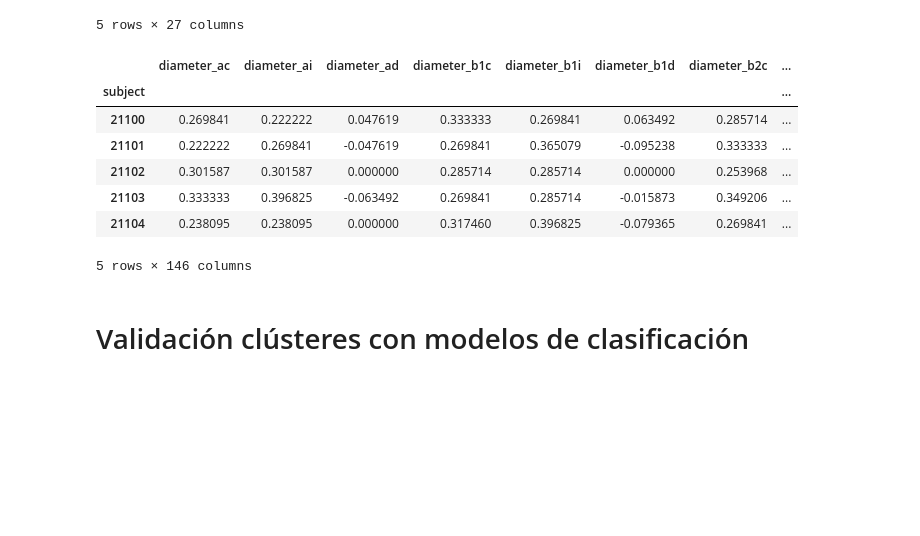
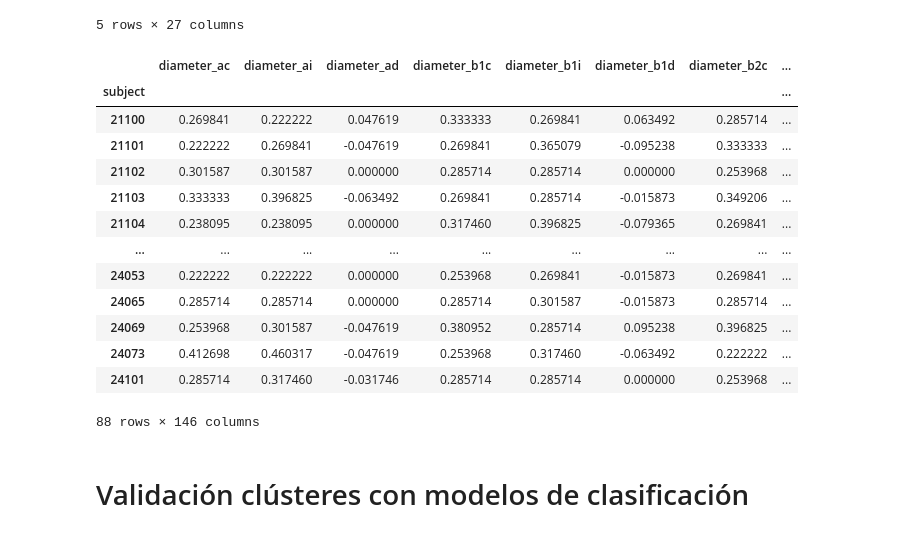
Before and after one commit to jhquiza/EEG_IAT, a Jupyter notebook: Modelos clustering.ipynb, the cells around one changed output. Drawn from its saved outputs; the diff is of its cells as text; code cells hidden in the pictures; blank space fills up the shorter version.

```diff
--- a/Modelos clustering.ipynb
+++ b/Modelos clustering.ipynb
@@ -247,23 +247,29 @@ df_todos.to_csv('métricas clustering sin edad.csv', index_label='number of clus
 # %%
 # parece que los mejores modelos son KMeans y GMM con 2 clústeres sin escalizar
 n=2
 data_clusters = data_all.copy()
 kmeans = KMeans(n, random_state=72).fit(data_all_cod)
 labels_k = kmeans.labels_
 data_clusters['labels kmeans'] = labels_k
 gauss = GaussianMixture(n, random_state=72).fit(data_all_cod)
 labels_g = gauss.predict(data_all_cod)
 data_clusters['labels gmm'] = labels_g
-data_clusters.head()
+data_clusters
 # %% [output]
 |  | diameter_ac | diameter_ai | diameter_ad | diameter_b1c | diameter_b1i | diameter_b1d | diameter_b2c | ... |
 | subject |  |  |  |  |  |  |  | ... |
 | 21100 | 0.269841 | 0.222222 | 0.047619 | 0.333333 | 0.269841 | 0.063492 | 0.285714 | ... |
 | 21101 | 0.222222 | 0.269841 | -0.047619 | 0.269841 | 0.365079 | -0.095238 | 0.333333 | ... |
 | 21102 | 0.301587 | 0.301587 | 0.000000 | 0.285714 | 0.285714 | 0.000000 | 0.253968 | ... |
 | 21103 | 0.333333 | 0.396825 | -0.063492 | 0.269841 | 0.285714 | -0.015873 | 0.349206 | ... |
 | 21104 | 0.238095 | 0.238095 | 0.000000 | 0.317460 | 0.396825 | -0.079365 | 0.269841 | ... |
+| ... | ... | ... | ... | ... | ... | ... | ... | ... |
+| 24053 | 0.222222 | 0.222222 | 0.000000 | 0.253968 | 0.269841 | -0.015873 | 0.269841 | ... |
+| 24065 | 0.285714 | 0.285714 | 0.000000 | 0.285714 | 0.301587 | -0.015873 | 0.285714 | ... |
+| 24069 | 0.253968 | 0.301587 | -0.047619 | 0.380952 | 0.285714 | 0.095238 | 0.396825 | ... |
+| 24073 | 0.412698 | 0.460317 | -0.047619 | 0.253968 | 0.317460 | -0.063492 | 0.222222 | ... |
+| 24101 | 0.285714 | 0.317460 | -0.031746 | 0.285714 | 0.285714 | 0.000000 | 0.253968 | ... |
-5 rows × 146 columns
+88 rows × 146 columns
 # %%
 data_clusters.to_csv('clusters_kmeans_gmm_3_dataset_sin edad.csv')
 # %% [markdown]
```
Also changed, not shown: parts of 11 cells of this notebook, 1 other file.
